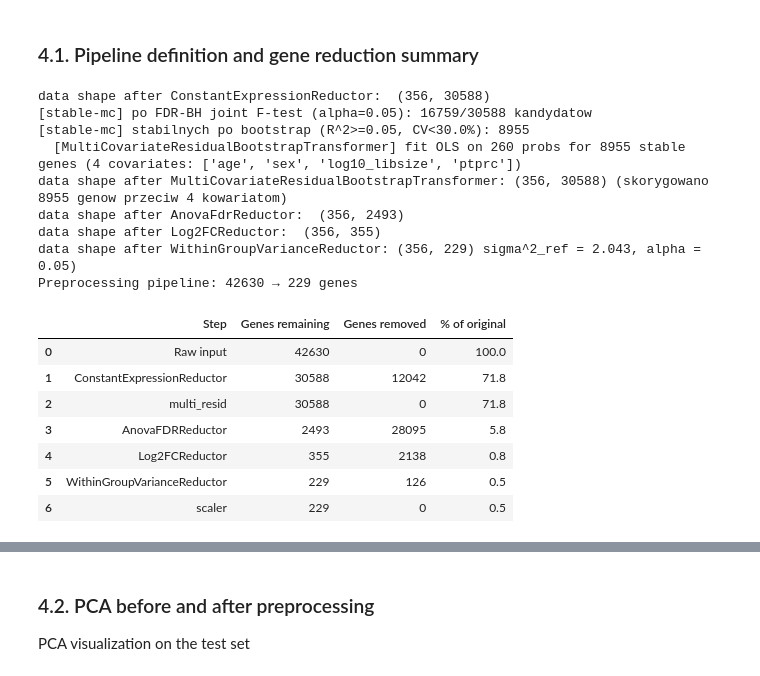
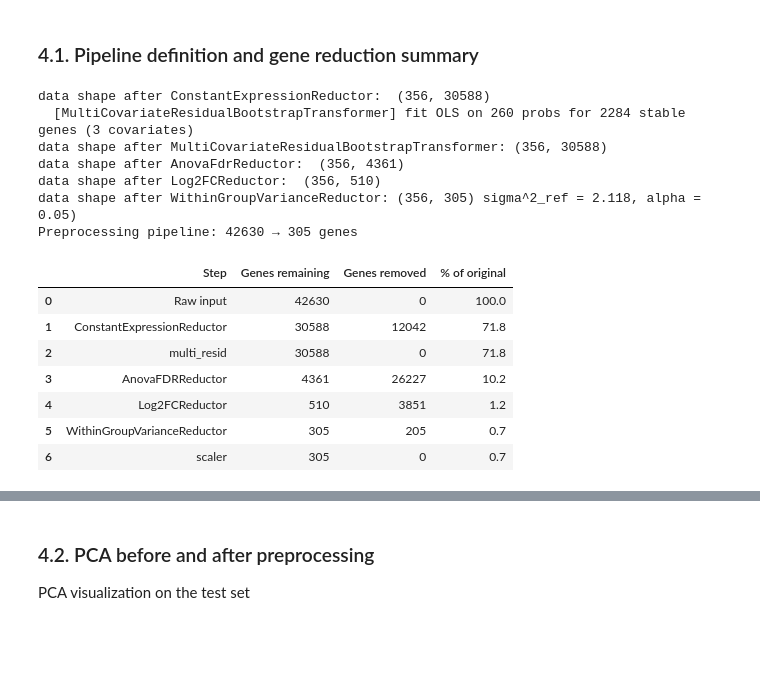
Before and after one commit to kasiaOsowska/pancreatic_canacer_dataset_analysis, a Jupyter notebook: 1_data_preparation.ipynb, the cells around one changed output, grey strips where cells are left out. Saved outputs shown, nothing was run; the diff lists cells and outputs as text; code cells hidden in the pictures; blank space fills up the shorter version.

```diff
--- a/1_data_preparation.ipynb
+++ b/1_data_preparation.ipynb
@@ -412,17 +404,6 @@ from utilz.multi_residual_bootstrap import (
 cov = build_covariates(ds.meta)
 sex_numeric = ds.sex.map({"F": 0, "M": 1})
 
-"""
-('MeanExpressionReductor', MeanExpressionReductor(percentile=MEAN_PERCENTILE)),
-    ('AgeBiasTransformer', AgeResidualBootstrapTransformer(
-    age=ds.age, labels=y_train,
-    n_bootstrap=500, fdr_alpha=0.05, cv_threshold_pct=30.0,
-)),
-('SexBiasTransformer', SexResidualBootstrapTransformer(
-    sex=ds.sex, labels=y_train,
-    n_bootstrap=500, fdr_alpha=0.05, cv_threshold_pct=30.0,
-)),
-"""
 
 pipeline = Pipeline([
     ('ConstantExpressionReductor', ConstantExpressionReductor()),
@@ -449,45 +430,43 @@ for name, transformer in pipeline.steps:
     if name == 'scaler':
         transformer.fit(X_current)
         X_current = pd.DataFrame(
             transformer.transform(X_current),
             columns=X_current.columns, index=X_current.index
         )
     else:
         transformer.fit(X_current, y_train)
         X_current = transformer.transform(X_current)
     step_names.append(name)
     step_counts.append(X_current.shape[1])
     if name != 'scaler':
         step_genes[name] = list(transformer.selected_genes_)
 
 # Summary table
 reduction_df = pd.DataFrame({
     'Step': step_names,
     'Genes remaining': step_counts,
     'Genes removed': [0] + [step_counts[i] - step_counts[i+1] for i in range(len(step_counts)-1)],
 })
 reduction_df['% of original'] = (reduction_df['Genes remaining'] / step_counts[0] * 100).round(1)
 
 print(f"Preprocessing pipeline: {step_counts[0]} → {step_counts[-1]} genes\n")
 reduction_df
 # %% [output]
 data shape after ConstantExpressionReductor:  (356, 30588)
-[stable-mc] po FDR-BH joint F-test (alpha=0.05): 16759/30588 kandydatow
-[stable-mc] stabilnych po bootstrap (R^2>=0.05, CV<30.0%): 8955
-  [MultiCovariateResidualBootstrapTransformer] fit OLS on 260 probs for 8955 stable genes (4 covariates: ['age', 'sex', 'log10_libsize', 'ptprc'])
-data shape after MultiCovariateResidualBootstrapTransformer: (356, 30588) (skorygowano 8955 genow przeciw 4 kowariatom)
-data shape after AnovaFdrReductor:  (356, 2493)
-data shape after Log2FCReductor:  (356, 355)
-data shape after WithinGroupVarianceReductor: (356, 229) sigma^2_ref = 2.043, alpha = 0.05)
-Preprocessing pipeline: 42630 → 229 genes
+  [MultiCovariateResidualBootstrapTransformer] fit OLS on 260 probs for 2284 stable genes (3 covariates)
+data shape after MultiCovariateResidualBootstrapTransformer: (356, 30588)
+data shape after AnovaFdrReductor:  (356, 4361)
+data shape after Log2FCReductor:  (356, 510)
+data shape after WithinGroupVarianceReductor: (356, 305) sigma^2_ref = 2.118, alpha = 0.05)
+Preprocessing pipeline: 42630 → 305 genes
 |  | Step | Genes remaining | Genes removed | % of original |
 | 0 | Raw input | 42630 | 0 | 100.0 |
 | 1 | ConstantExpressionReductor | 30588 | 12042 | 71.8 |
 | 2 | multi_resid | 30588 | 0 | 71.8 |
-| 3 | AnovaFDRReductor | 2493 | 28095 | 5.8 |
-| 4 | Log2FCReductor | 355 | 2138 | 0.8 |
-| 5 | WithinGroupVarianceReductor | 229 | 126 | 0.5 |
-| 6 | scaler | 229 | 0 | 0.5 |
+| 3 | AnovaFDRReductor | 4361 | 26227 | 10.2 |
+| 4 | Log2FCReductor | 510 | 3851 | 1.2 |
+| 5 | WithinGroupVarianceReductor | 305 | 205 | 0.7 |
+| 6 | scaler | 305 | 0 | 0.7 |
 # %%
 fig, ax = plt.subplots(figsize=(10, 5))
 colors = ['#6366f1', '#8b5cf6', '#a78bfa', '#c4b5fd', '#ddd6fe', '#ede9fe']
```
Also changed, not shown: parts of 6 cells of this notebook, 5 other files.
